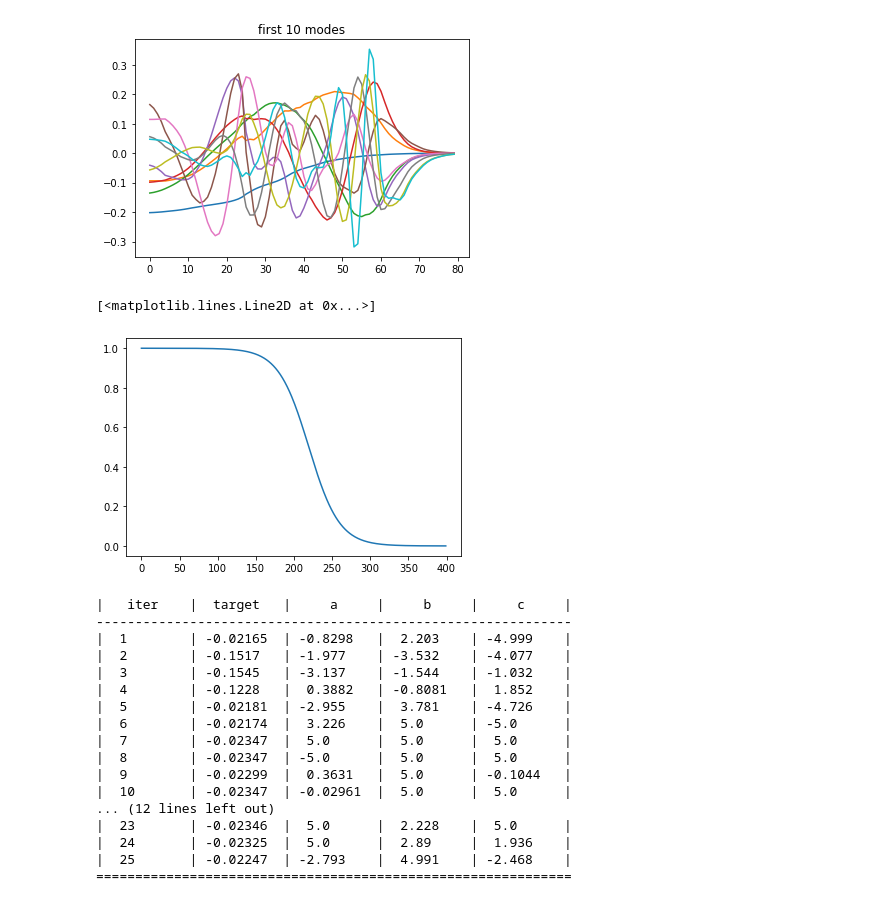
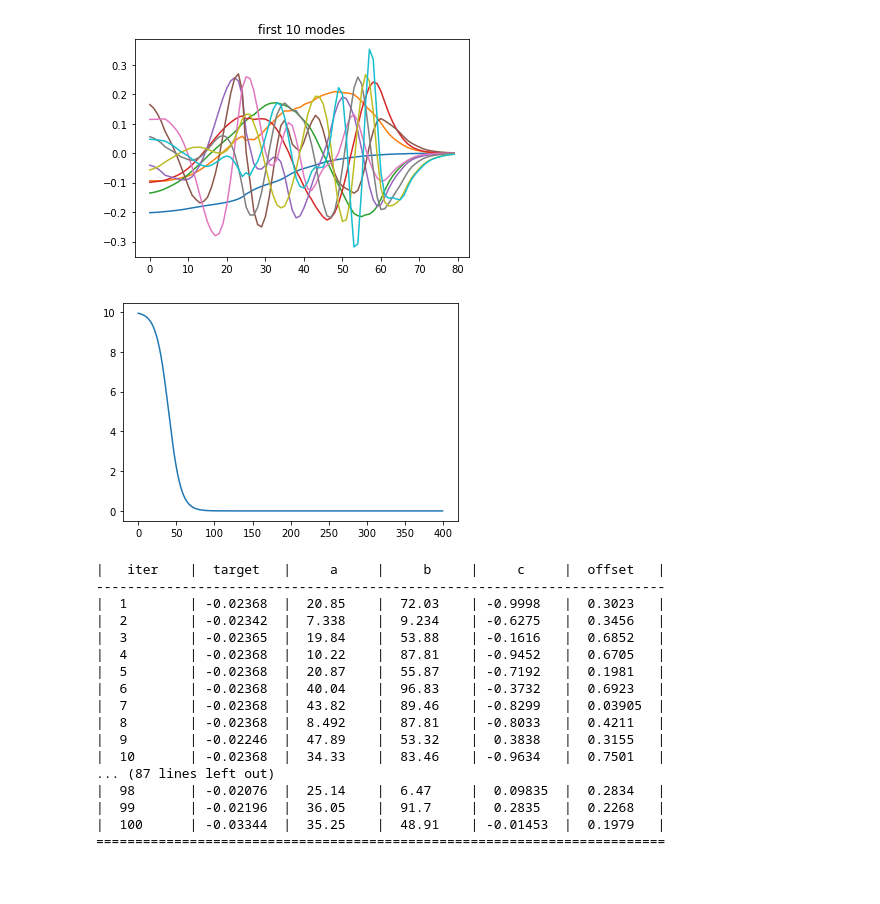
Before and after one commit to stmeinecke/derrom, a Jupyter notebook: ELPH-ML_SVD_truncation_error_bay_opt_weighted_data.ipynb, the cells around one changed output. Drawn from its saved outputs; the diff is of its cells as text; code cells hidden in the pictures.

```diff
--- a/ELPH-ML_SVD_truncation_error_bay_opt_weighted_data.ipynb
+++ b/ELPH-ML_SVD_truncation_error_bay_opt_weighted_data.ipynb
@@ -67,11 +67,15 @@ plt.show()
 [figure]
 [figure]
 # %%
-a = 1.0
-b = 1.0
-c = 1.0
+a = 10.0
+b = 50.0
+c = 0.1
 
-plt.plot(a/(1.0 + np.exp(b*(np.linspace(-10,10,runs[0].shape[1]) - c))))
+def logistic(x, a,b,c):
+    return a/(1.0 + np.exp(b*(np.linspace(0,1,runs[0].shape[1]) - c)))
+
+x = np.linspace(0,1,runs[0].shape[1])
+plt.plot(logistic(x,a,b,c))
+plt.show()
 # %% [output]
-[<matplotlib.lines.Line2D at 0x...>]
-[figure, old version]
+[figure, new version]
@@ -83,8 +82,14 @@ def error_acc_reconstr(a, b, c):
 # %%
+def error_acc_reconstr(offset, a, b, c):
+    x = np.linspace(0,1,runs[0].shape[1])
+    wcols = offset + logistic(x,a,b,c)
+    m,s = ELPH_utils.get_KFold_CV_scores(model, runs, folds=5, seed=817, train_kwargs={'rdim':20, 'wcols':wcols}, score_kwargs={'norm':'max'})
+    return -m
+
 from bayes_opt import BayesianOptimization
 
 # Bounded region of parameter space
-pbounds = {'a': (-5, 5), 'b': (-5, 5), 'c': (-5, 5)}
+pbounds = {'offset':[0,1], 'a': (0, 50), 'b': (0, 100), 'c': (-1, 1)}
 
 optimizer = BayesianOptimization(
     f=error_acc_reconstr,
@@ -94,24 +99,24 @@ optimizer = BayesianOptimization(
 
 
 optimizer.maximize(
-    init_points=5,
-    n_iter=20,
+    init_points=10,
+    n_iter=90,
 )
 # %% [output]
-|   iter    |  target   |     a     |     b     |     c     |
--------------------------------------------------------------
-|  1        | -0.02165  | -0.8298   |  2.203    | -4.999    |
-|  2        | -0.1517   | -1.977    | -3.532    | -4.077    |
-|  3        | -0.1545   | -3.137    | -1.544    | -1.032    |
-|  4        | -0.1228   |  0.3882   | -0.8081   |  1.852    |
-|  5        | -0.02181  | -2.955    |  3.781    | -4.726    |
-|  6        | -0.02174  |  3.226    |  5.0      | -5.0      |
-|  7        | -0.02347  |  5.0      |  5.0      |  5.0      |
-|  8        | -0.02347  | -5.0      |  5.0      |  5.0      |
-|  9        | -0.02299  |  0.3631   |  5.0      | -0.1044   |
-|  10       | -0.02347  | -0.02961  |  5.0      |  5.0      |
-... (12 lines left out)
-|  23       | -0.02346  |  5.0      |  2.228    |  5.0      |
-|  24       | -0.02325  |  5.0      |  2.89     |  1.936    |
-|  25       | -0.02247  | -2.793    |  4.991    | -2.468    |
-=============================================================
+|   iter    |  target   |     a     |     b     |     c     |  offset   |
+-------------------------------------------------------------------------
+|  1        | -0.02368  |  20.85    |  72.03    | -0.9998   |  0.3023   |
+|  2        | -0.02342  |  7.338    |  9.234    | -0.6275   |  0.3456   |
+|  3        | -0.02365  |  19.84    |  53.88    | -0.1616   |  0.6852   |
+|  4        | -0.02368  |  10.22    |  87.81    | -0.9452   |  0.6705   |
+|  5        | -0.02368  |  20.87    |  55.87    | -0.7192   |  0.1981   |
+|  6        | -0.02368  |  40.04    |  96.83    | -0.3732   |  0.6923   |
+|  7        | -0.02368  |  43.82    |  89.46    | -0.8299   |  0.03905  |
+|  8        | -0.02368  |  8.492    |  87.81    | -0.8033   |  0.4211   |
+|  9        | -0.02246  |  47.89    |  53.32    |  0.3838   |  0.3155   |
+|  10       | -0.02368  |  34.33    |  83.46    | -0.9634   |  0.7501   |
+... (87 lines left out)
+|  98       | -0.02076  |  25.14    |  6.47     |  0.09835  |  0.2834   |
+|  99       | -0.02196  |  36.05    |  91.7     |  0.2835   |  0.2268   |
+|  100      | -0.03344  |  35.25    |  48.91    | -0.01453  |  0.1979   |
+=========================================================================
```
Also changed, not shown: parts of 3 cells of this notebook, 4 other files.
